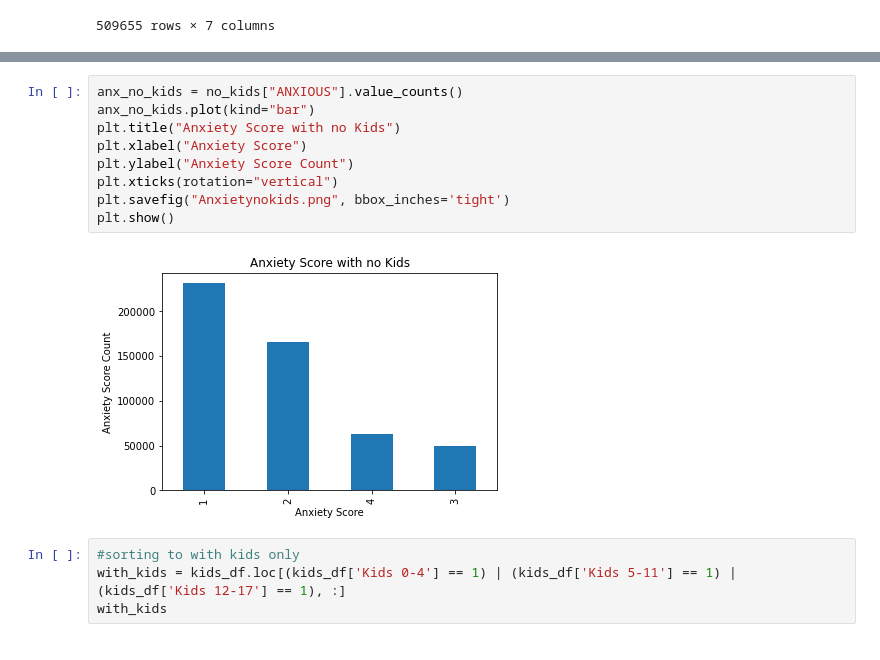
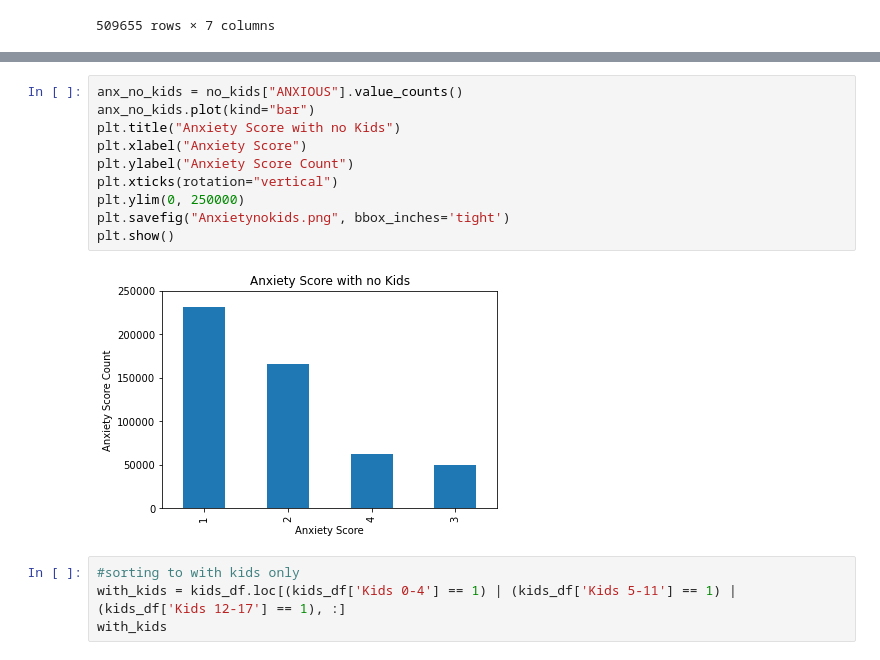
Before and after one commit to ginaleonardi/project_1, a Jupyter notebook: census_kids.ipynb, the cells around one changed output, grey strips where cells are left out. Cells and saved outputs as stored; diff of their text form.

```diff
--- a/census_kids.ipynb
+++ b/census_kids.ipynb
@@ -129,14 +137,15 @@ no_kids
 # %%
 anx_no_kids = no_kids["ANXIOUS"].value_counts()
 anx_no_kids.plot(kind="bar")
 plt.title("Anxiety Score with no Kids")
 plt.xlabel("Anxiety Score")
 plt.ylabel("Anxiety Score Count")
 plt.xticks(rotation="vertical")
+plt.ylim(0, 250000)
 plt.savefig("Anxietynokids.png", bbox_inches='tight')
 plt.show()
 # %% [output]
-[figure, old version]
+[figure, new version]
 # %%
 #sorting to with kids only
 with_kids = kids_df.loc[(kids_df['Kids 0-4'] == 1) | (kids_df['Kids 5-11'] == 1) | (kids_df['Kids 12-17'] == 1), :]
```
Also changed, not shown: parts of 7 cells of this notebook, 4 other files.
